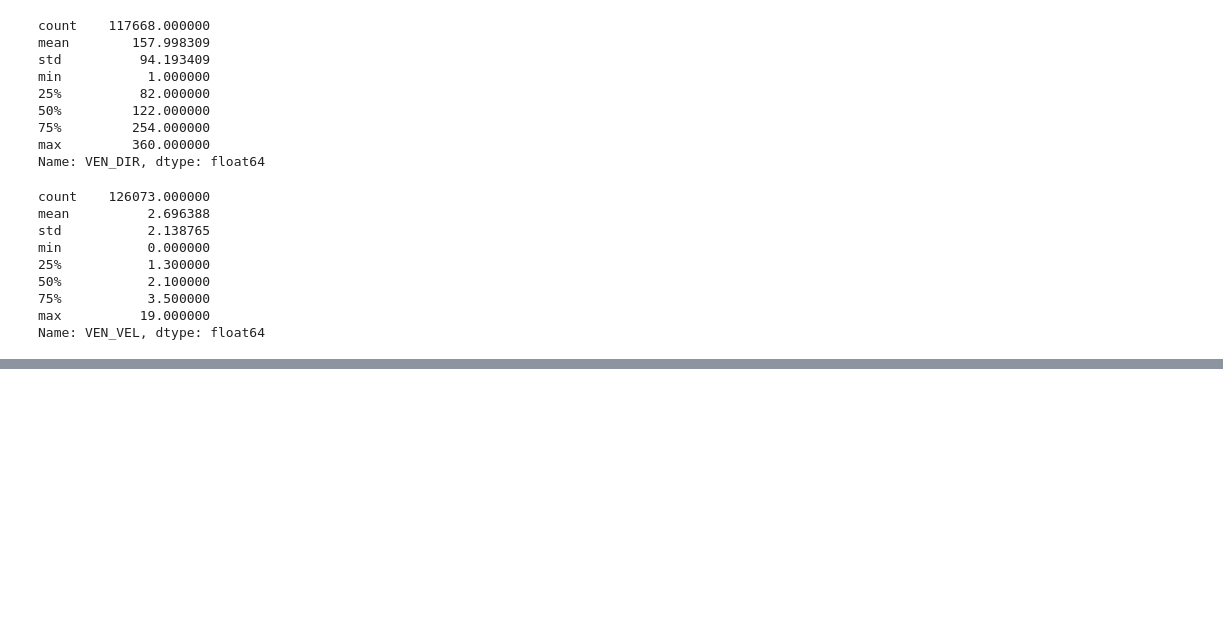
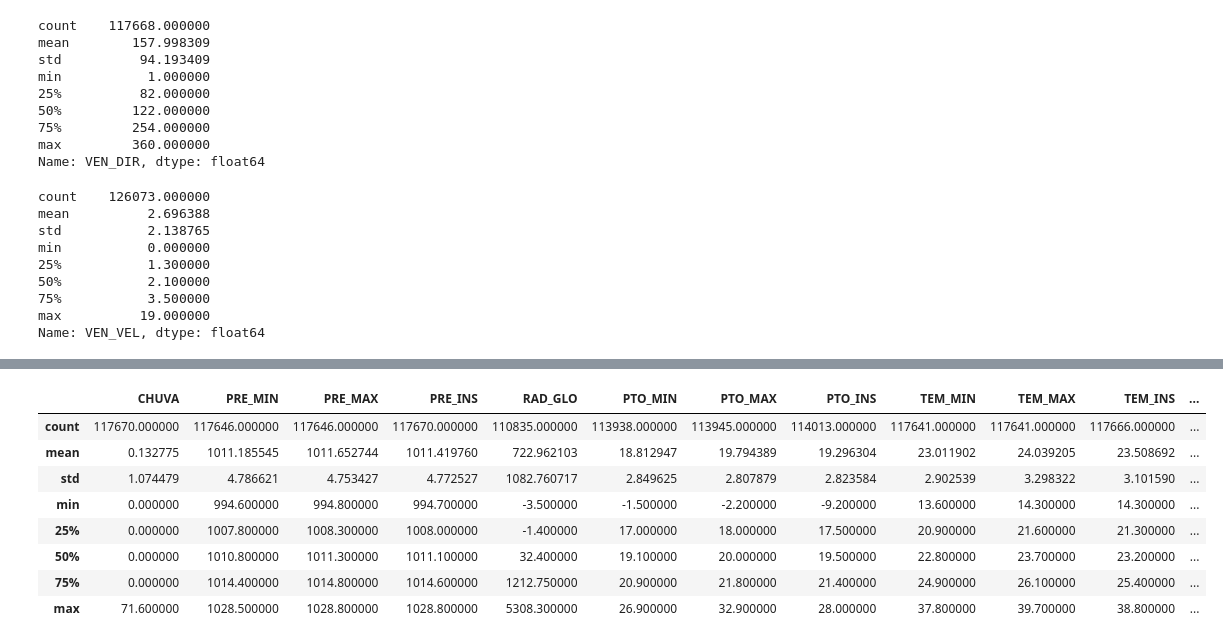
Before and after one commit to pedrojoaquim01/atmoseer, a Jupyter notebook: notebooks/playground.ipynb, the cells around one changed output, grey strips where cells are left out. Saved outputs shown, nothing was run; the diff lists cells and outputs as text; code cells hidden in the pictures; blank space fills up the shorter version.

```diff
--- a/notebooks/playground.ipynb
+++ b/notebooks/playground.ipynb
@@ -763,0 +1073,12 @@ memory usage: 28.4+ MB
+# %%
+df_corr_a652_other.describe()
+# %% [output]
+|  | CHUVA | PRE_MIN | PRE_MAX | PRE_INS | RAD_GLO | PTO_MIN | PTO_MAX | PTO_INS | TEM_MIN | TEM_MAX | TEM_INS | ... |
+| count | 117670.000000 | 117646.000000 | 117646.000000 | 117670.000000 | 110835.000000 | 113938.000000 | 113945.000000 | 114013.000000 | 117641.000000 | 117641.000000 | 117666.000000 | ... |
+| mean | 0.132775 | 1011.185545 | 1011.652744 | 1011.419760 | 722.962103 | 18.812947 | 19.794389 | 19.296304 | 23.011902 | 24.039205 | 23.508692 | ... |
+| std | 1.074479 | 4.786621 | 4.753427 | 4.772527 | 1082.760717 | 2.849625 | 2.807879 | 2.823584 | 2.902539 | 3.298322 | 3.101590 | ... |
+| min | 0.000000 | 994.600000 | 994.800000 | 994.700000 | -3.500000 | -1.500000 | -2.200000 | -9.200000 | 13.600000 | 14.300000 | 14.300000 | ... |
+| 25% | 0.000000 | 1007.800000 | 1008.300000 | 1008.000000 | -1.400000 | 17.000000 | 18.000000 | 17.500000 | 20.900000 | 21.600000 | 21.300000 | ... |
+| 50% | 0.000000 | 1010.800000 | 1011.300000 | 1011.100000 | 32.400000 | 19.100000 | 20.000000 | 19.500000 | 22.800000 | 23.700000 | 23.200000 | ... |
+| 75% | 0.000000 | 1014.400000 | 1014.800000 | 1014.600000 | 1212.750000 | 20.900000 | 21.800000 | 21.400000 | 24.900000 | 26.100000 | 25.400000 | ... |
+| max | 71.600000 | 1028.500000 | 1028.800000 | 1028.800000 | 5308.300000 | 26.900000 | 32.900000 | 28.000000 | 37.800000 | 39.700000 | 38.800000 | ... |
```
Also changed, not shown: parts of 50 cells of this notebook, 3 other files.
